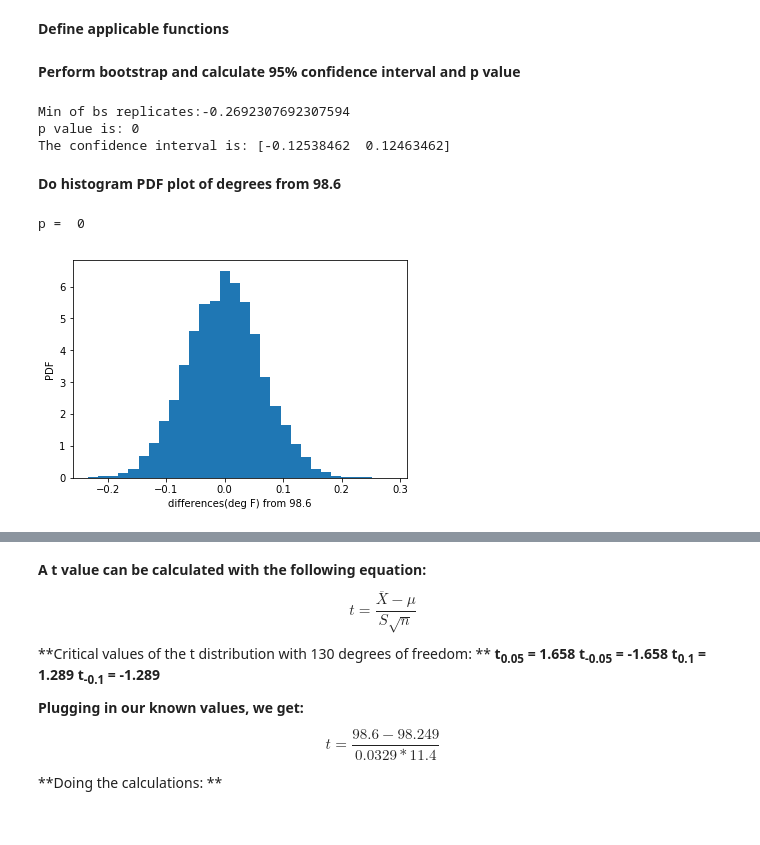
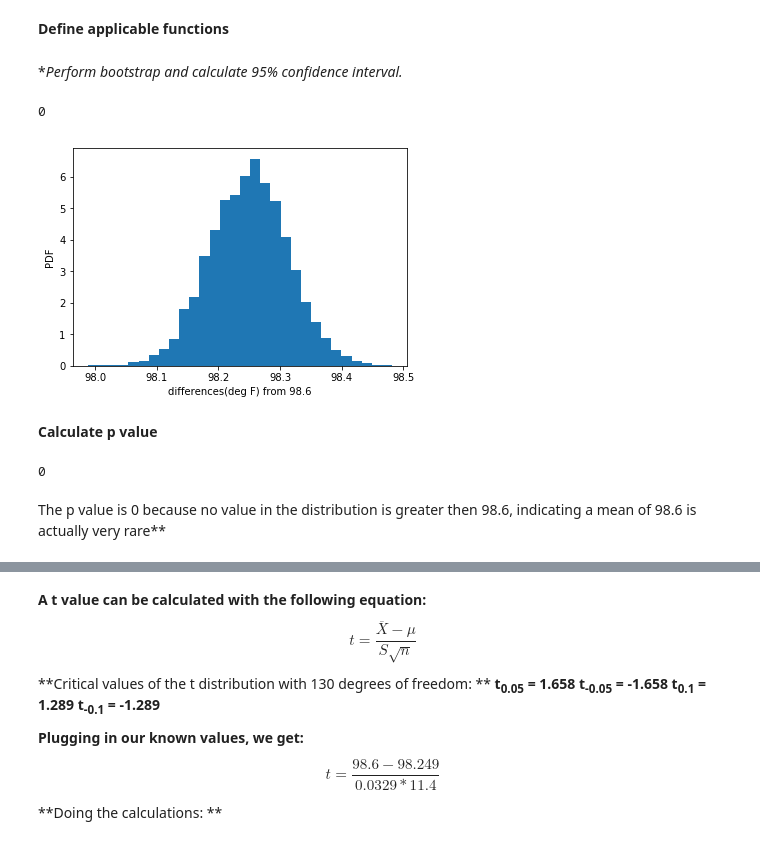
Before and after one commit to dustinrapp/Capstone_Springboard_Intermediate_Python, a Jupyter notebook: Assignments/sliderule_dsi_inferential_statistics_exercise_1.ipynb, the cells around one changed output, grey strips where cells are left out. Saved outputs shown, nothing was run; the diff lists cells and outputs as text; code cells hidden in the pictures.

```diff
--- a/Assignments/sliderule_dsi_inferential_statistics_exercise_1.ipynb
+++ b/Assignments/sliderule_dsi_inferential_statistics_exercise_1.ipynb
@@ -218,56 +222,41 @@ def draw_bs_reps(data, func, size=1):
 
     return bs_replicates
 # %% [markdown]
-**Perform bootstrap and calculate 95% confidence interval and p value**
+**Perform bootstrap and calculate 95% confidence interval.*
 # %%
-
-
-
-
 #np.random.choice(df['temperature'], size=len(df['temperature']))
 
 HypMean = 98.6
 ##diff_observed = diff_from_mean(np.mean(df['temperature']))
 ##print(diff_observed)
 
 # Make an array of translated temps
 translated_temp = df['temperature'] - np.mean(df['temperature']) + HypMean
 #plt.plot(translated_temp)
 
 # Take bootstrap replicates of  translated temps
-bs_replicates = draw_bs_reps(translated_temp, diff_from_mean, 10000)
+#bs_replicates = draw_bs_reps(translated_temp, diff_from_mean, 10000)
+bs_replicates = draw_bs_reps(df['temperature'], np.mean, 10000)
 
 # Compute fraction of replicates that are less than the observed difference
 
-p = (np.sum(bs_replicates <= diff_observed))
-print("Min of bs replicates:"  + str(min(bs_replicates)))
+
 #print(diff_observed)
 
-#P(Test Stat < 21.75) + P(Test STat >
-#44.29)
+_ = plt.hist(bs_replicates, bins=30, normed=True)
+_ = plt.xlabel('differences(deg F) from 98.6')
+_ = plt.ylabel('PDF')
 
-p1 =stats.norm.cdf(value, 130)
-print("p value is: " + str(p))
-conf_int = np.percentile(bs_replicates, [2.5, 97.5])
-print("The confidence interval is: " + str(conf_int))
+value = stats.norm.ppf(.95)
 # %% [output]
-Min of bs replicates:-0.2692307692307594
-p value is: 0
-The confidence interval is: [-0.12538462  0.12463462]
+0
+[figure, added]
-# %% [markdown]
-**Do histogram PDF plot of degrees from 98.6**
-# %%
-# Print the p-value
-print('p = ', p)
-#print(diff_observed)
-
-_ = plt.hist(bs_replicates, bins=30, normed=True)
-_ = plt.xlabel('differences(deg F) from 98.6')
-_ = plt.ylabel('PDF')
-
-value = stats.norm.ppf(.95)
-#print(value)
-# confirm with cdf
-# %% [output]
-p =  0
-[figure, removed]
+# %% [markdown]
+**Calculate p value**
+# %%
+p = (np.sum(bs_replicates >= 98.6))
+print(p)
+# %% [output]
+0
+# %% [markdown]
+The p value is 0 because no value in the distribution is greater then 98.6, indicating a mean of 98.6 is actually very rare**
```
Also changed, not shown: parts of 59 cells of this notebook.
